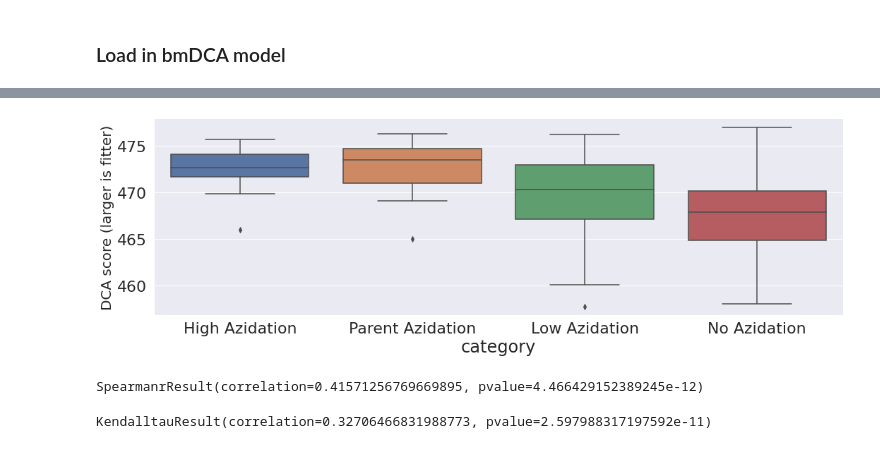
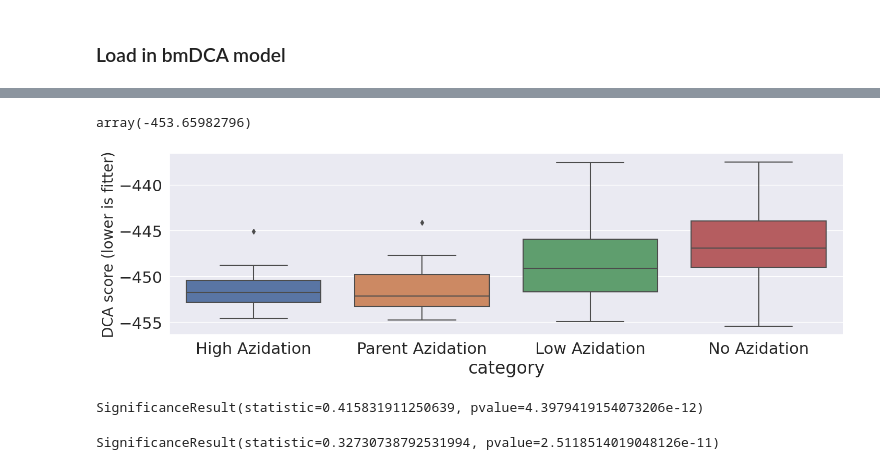
Before and after one commit to RomeroLab/sadx-latent-function, a Jupyter notebook: projects/Biochemical_Ordinal/scripts/natural_seqs_pssm_dca.ipynb, the cells around one changed output, grey strips where cells are left out. Saved outputs shown, nothing was run; the diff lists cells and outputs as text; code cells hidden in the pictures.

```diff
--- a/projects/Biochemical_Ordinal/scripts/natural_seqs_pssm_dca.ipynb
+++ b/projects/Biochemical_Ordinal/scripts/natural_seqs_pssm_dca.ipynb
@@ -34,8 +34,8 @@ from protein_utils.energy.potts import energy_calc_msa, energy_calc_single
 
 The fasta file is an alignment and the weights are computed with a theta cutoff of 0.8 (i.e counting sequences with a hamming distance 0.2)
 # %%
-msa = get_msa_from_filename("../data/sadA_clean.fasta")
-weights = np.load("../data/sadA_clean.weights.npy")
+msa = get_msa_from_filename("../data/msa/sadA_clean.fasta")
+weights = np.load("../data/msa/sadA_clean.weights.npy")
 # weights[:] = 1  # test to see what happens if we equal weight sequences
 assert(weights.shape[0] == msa.shape[0])
 N_eff = weights.sum()
@@ -130,7 +130,7 @@ KendalltauResult(correlation=-0.3403675022624173, pvalue=1.5454720264369515e-10)
 # %%
 # compute PSSM score on the trimmed sequences
 model_seqs["pssm_score"] = model_seqs.sequence_aa_trim.map(lambda x:
-    h_ia[np.arange(h_ia.shape[0]), DEFAULT_ENCODER.string_to_np(x)].sum())
+    -h_ia[np.arange(h_ia.shape[0]), DEFAULT_ENCODER.string_to_np(x)].sum())
 # %%
 sns.set(font_scale=2)
 g = sns.catplot(x='category', y='pssm_score', data=model_seqs, kind="box", aspect=3)
@@ -163,21 +163,26 @@ array(-15.85956118)
+# %%
+energy_calc_single(DEFAULT_ENCODER.string_to_np(parent_2d[1:-1]),
+                   h_i_a=h_i_a, e_i_a_j_b=e_i_a_j_b)
+# %% [output]
+array(-453.65982796)
 # %%
 # To calculate the DCA score we take the negative of the energy
 # This gives us \sum h_i(x_i) + \sum e_ij(x_i, x_j) as the score
 # The larger the score the fitter the protein is
 model_seqs["dca_score"] = model_seqs.sequence_aa_trim.map(lambda x:
-    -energy_calc_single(DEFAULT_ENCODER.string_to_np(x), h_i_a=h_i_a, e_i_a_j_b=e_i_a_j_b))
+    energy_calc_single(DEFAULT_ENCODER.string_to_np(x), h_i_a=h_i_a, e_i_a_j_b=e_i_a_j_b))
 # %%
 sns.set(font_scale=2)
 g = sns.catplot(x='category', y='dca_score', data=model_seqs, kind="box", aspect=3)
-g.set_ylabels('DCA score (larger is fitter)', fontsize=20)
+g.set_ylabels('DCA score (lower is fitter)', fontsize=20)
 pass
 # %% [output]
-[figure, old version]
+[figure, new version]
 # %%
-scipy.stats.spearmanr(model_seqs.response, model_seqs.dca_score)
+scipy.stats.spearmanr(-model_seqs.response, model_seqs.dca_score)
 # %% [output]
-SpearmanrResult(correlation=0.41571256769669895, pvalue=4.466429152389245e-12)
+SignificanceResult(statistic=0.415831911250639, pvalue=4.3979419154073206e-12)
 # %%
-scipy.stats.kendalltau(model_seqs.response, model_seqs.dca_score)
+scipy.stats.kendalltau(-model_seqs.response, model_seqs.dca_score)
 # %% [output]
-KendalltauResult(correlation=0.32706466831988773, pvalue=2.597988317197592e-11)
+SignificanceResult(statistic=0.32730738792531994, pvalue=2.5118514019048126e-11)
```
Also changed, not shown: parts of 21 cells of this notebook, 3 other files.
